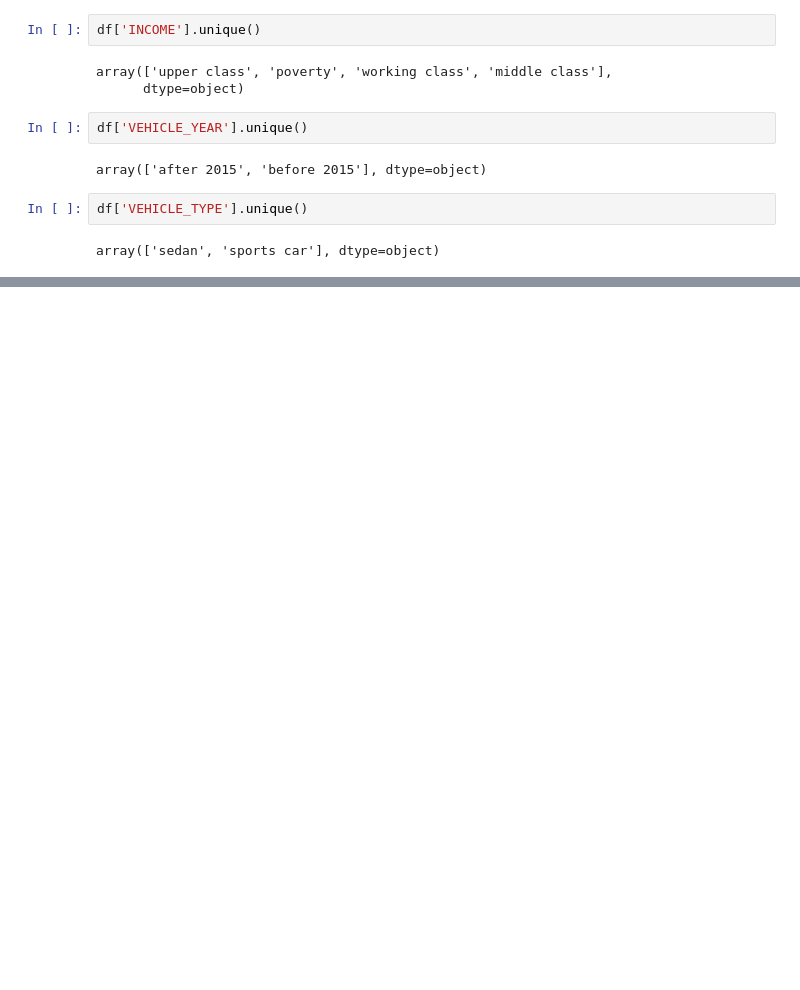
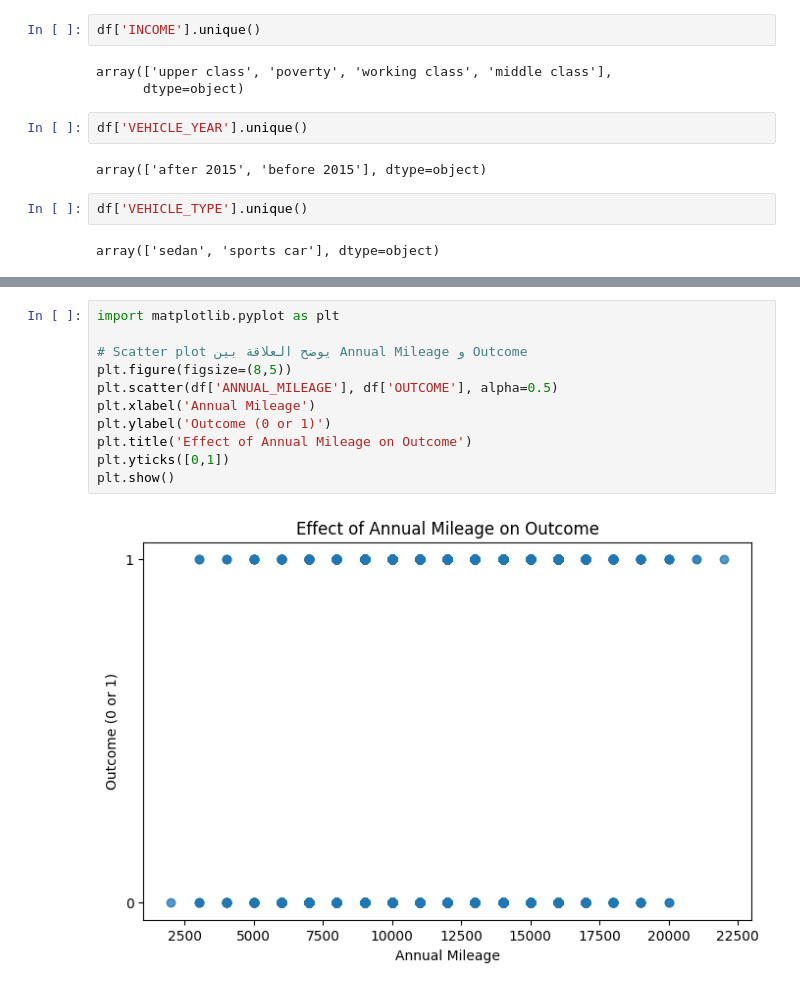
Before and after one commit to farahwadya/Car-insurance-intermediate-machine-learning-project, a Jupyter notebook: Car_insurance_prj.ipynb, the cells around one changed output, grey strips where cells are left out. Cells and saved outputs as stored; diff of their text form; blank space fills up the shorter version.

```diff
--- a/Car_insurance_prj.ipynb
+++ b/Car_insurance_prj.ipynb
@@ -113,0 +211,13 @@ array(['sedan', 'sports car'], dtype=object)
+# %%
+import matplotlib.pyplot as plt
+
+# Scatter plot يوضح العلاقة بين Annual Mileage و Outcome
+plt.figure(figsize=(8,5))
+plt.scatter(df['ANNUAL_MILEAGE'], df['OUTCOME'], alpha=0.5)
+plt.xlabel('Annual Mileage')
+plt.ylabel('Outcome (0 or 1)')
+plt.title('Effect of Annual Mileage on Outcome')
+plt.yticks([0,1])
+plt.show()
+# %% [output]
+[figure, added]
```
Also changed, not shown: parts of 12 cells of this notebook.
